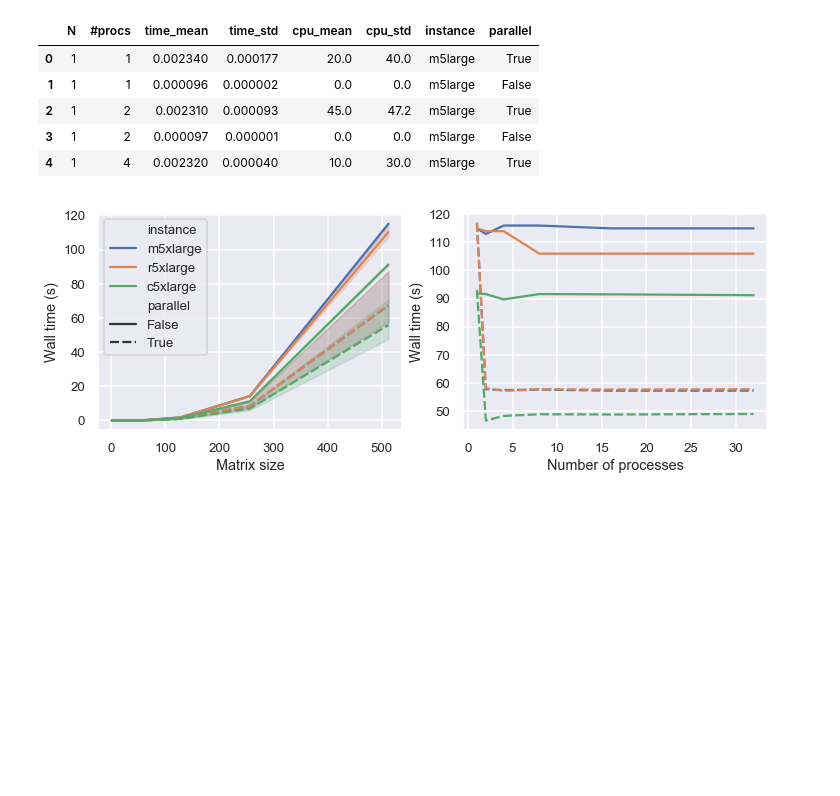
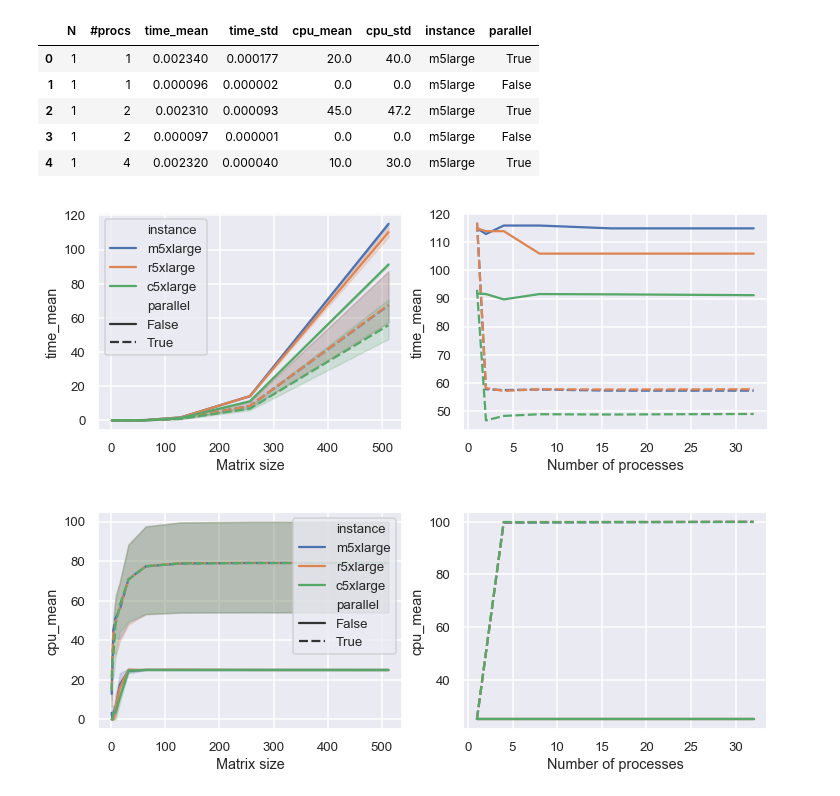
Before and after one commit to chiennifer/Public-DSC291, a Jupyter notebook: hw2/miniTeam2.ipynb, the cells around one changed output. Cells and saved outputs as stored; diff of their text form; code cells hidden in the pictures; blank space fills up the shorter version.

Commit message:
add cpu plots

```diff
--- a/hw2/miniTeam2.ipynb
+++ b/hw2/miniTeam2.ipynb
@@ -52,26 +54,29 @@ c5large = new_data['instance'] == 'c5large'
 c5xlarge = new_data['instance'] == 'c5xlarge'
 c52xlarge = new_data['instance'] == 'c52xlarge'
 # %%
-def mylineplot(data):
+def mylineplot(data, criterion):
     f, (ax1,ax2) = plt.subplots(1,2, figsize=(12, 4))
 
-    sns.lineplot(x='N', y='time_mean', hue='instance', style='parallel',data=data, ax=ax1)
+    sns.lineplot(x='N', y=criterion, hue='instance', style='parallel',data=data, ax=ax1)
     ax1.set_xlabel('Matrix size')
-    ax1.set_ylabel('Wall time (s)')
+    #ax1.set_ylabel('Wall time (s)')
 
-    sns.lineplot(x='#procs', y='time_mean', hue='instance', style='parallel', data=data[data['N']==512], ax=ax2, legend=None)
+    sns.lineplot(x='#procs', y=criterion, hue='instance', style='parallel', data=data[data['N']==512], ax=ax2, legend=None)
     ax2.set_xlabel('Number of processes')
-    ax2.set_ylabel('Wall time (s)')
+    #ax2.set_ylabel('Wall time (s)')
+
 
     """
     sns.lineplot(x='N', y='p_t_mean', hue='instance', style='instance',data=data_part, ax=ax1)
     sns.lineplot(x='N', y='np_t_mean', hue='instance', style='instance',data=data_part, ax=ax1, legend=None)
     ax1.set_xlabel('Matrix Size')
     ax1.set_ylabel('Number of reviews')
     """
 # xlarge series
-mylineplot(new_data[m5xlarge+r5xlarge+c5xlarge])
+mylineplot(new_data[m5xlarge+r5xlarge+c5xlarge], 'time_mean')
+mylineplot(new_data[m5xlarge+r5xlarge+c5xlarge], 'cpu_mean')
 # %% [output]
-[figure, old version]
+[figure, new version]
+[figure, added]
 # %%
 # m series
```
Also changed, not shown: parts of 4 cells of this notebook, 3 other files.
